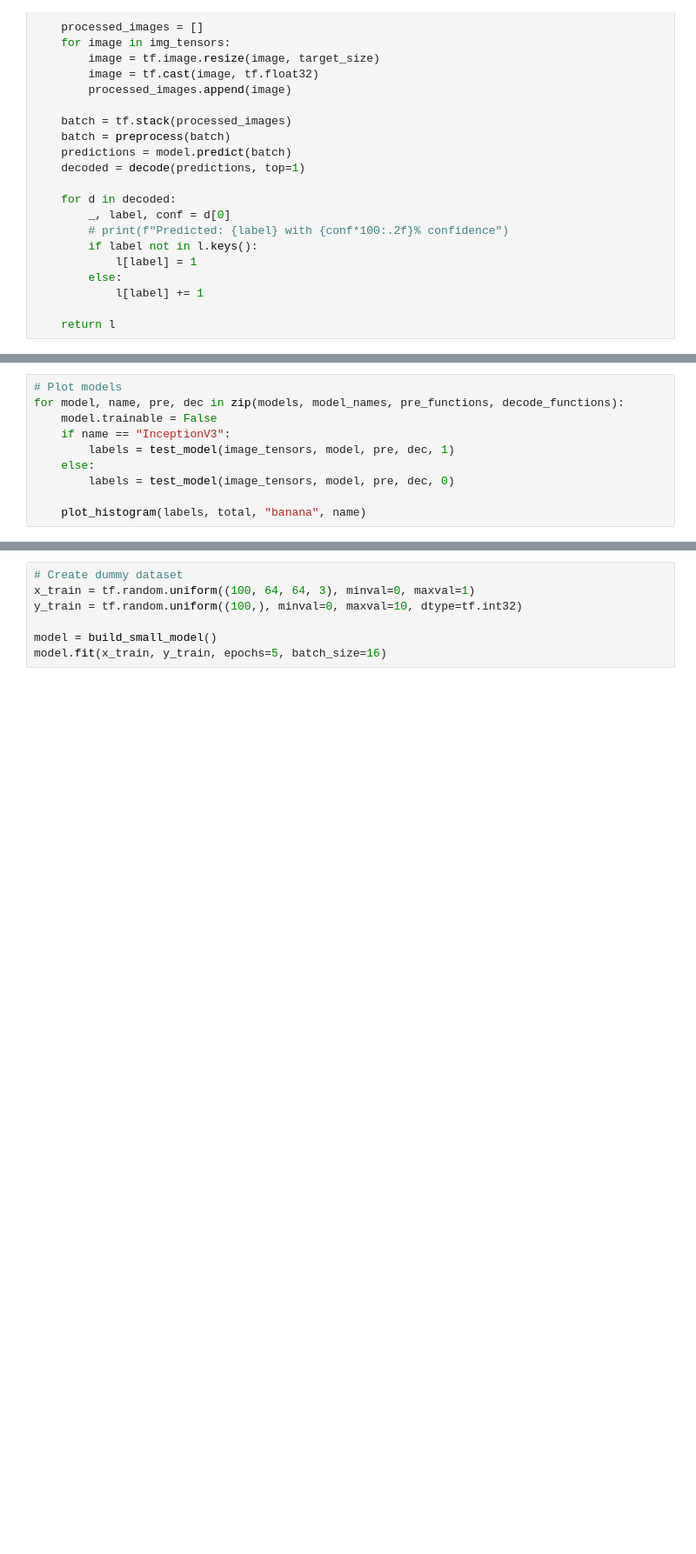
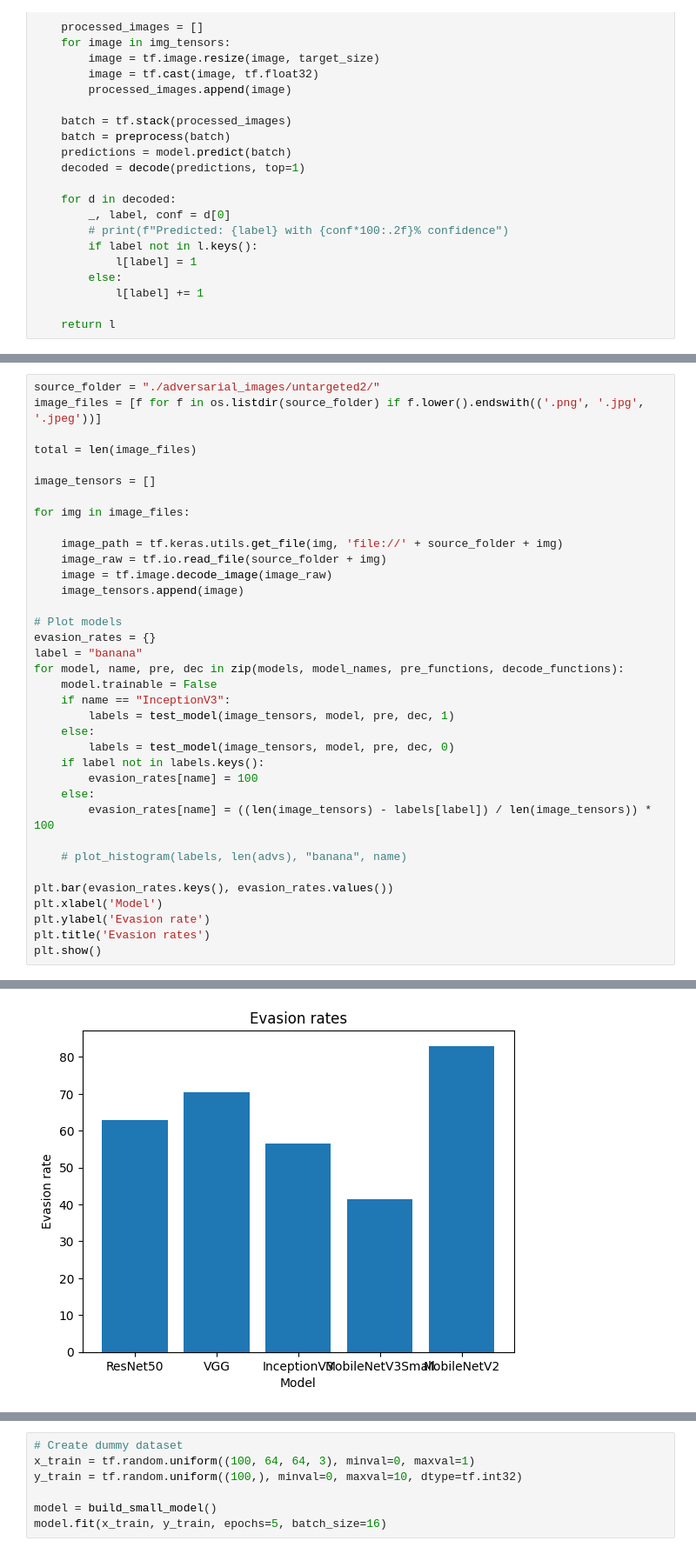
Before and after one commit to paulschweitzer/Adversarial-attacks-with-Transfer-Learning, a Jupyter notebook: src/evaluate.ipynb, the cells around one changed output, grey strips where cells are left out. Shown at 87% size. Cells and saved outputs as stored; diff of their text form; blank space fills up the shorter version.

Commit message:
Improved the untargeted and targeted adversarial attacks.

```diff
--- a/src/evaluate.ipynb
+++ b/src/evaluate.ipynb
@@ -84,10 +108,0 @@ for img in image_files:
-# %%
-# Plot models
-for model, name, pre, dec in zip(models, model_names, pre_functions, decode_functions):
-    model.trainable = False
-    if name == "InceptionV3":
-        labels = test_model(image_tensors, model, pre, dec, 1)
-    else:
-        labels = test_model(image_tensors, model, pre, dec, 0)
-
-    plot_histogram(labels, total, "banana", name)
@@ -166,0 +109,37 @@ Evasion rate  18.00
+# %%
+source_folder = "./adversarial_images/untargeted2/"
+image_files = [f for f in os.listdir(source_folder) if f.lower().endswith(('.png', '.jpg', '.jpeg'))]
+
+total = len(image_files)
+
+image_tensors = []
+
+for img in image_files:
+
+    image_path = tf.keras.utils.get_file(img, 'file://' + source_folder + img)
+    image_raw = tf.io.read_file(source_folder + img)
+    image = tf.image.decode_image(image_raw)
+    image_tensors.append(image)
+
+# Plot models
+evasion_rates = {}
+label = "banana"
+for model, name, pre, dec in zip(models, model_names, pre_functions, decode_functions):
+    model.trainable = False
+    if name == "InceptionV3":
+        labels = test_model(image_tensors, model, pre, dec, 1)
+    else:
+        labels = test_model(image_tensors, model, pre, dec, 0)
+    if label not in labels.keys():
+        evasion_rates[name] = 100
+    else:
+        evasion_rates[name] = ((len(image_tensors) - labels[label]) / len(image_tensors)) * 100
+
+    # plot_histogram(labels, len(advs), "banana", name)
+
+plt.bar(evasion_rates.keys(), evasion_rates.values())
+plt.xlabel('Model')
+plt.ylabel('Evasion rate')
+plt.title('Evasion rates')
+plt.show()
+# %% [output]
@@ -167 +151,2 @@ Evasion rate  18.00
+[figure, added]
 # %%
```
Also changed, not shown: parts of 12 cells of this notebook, 1 other file.
